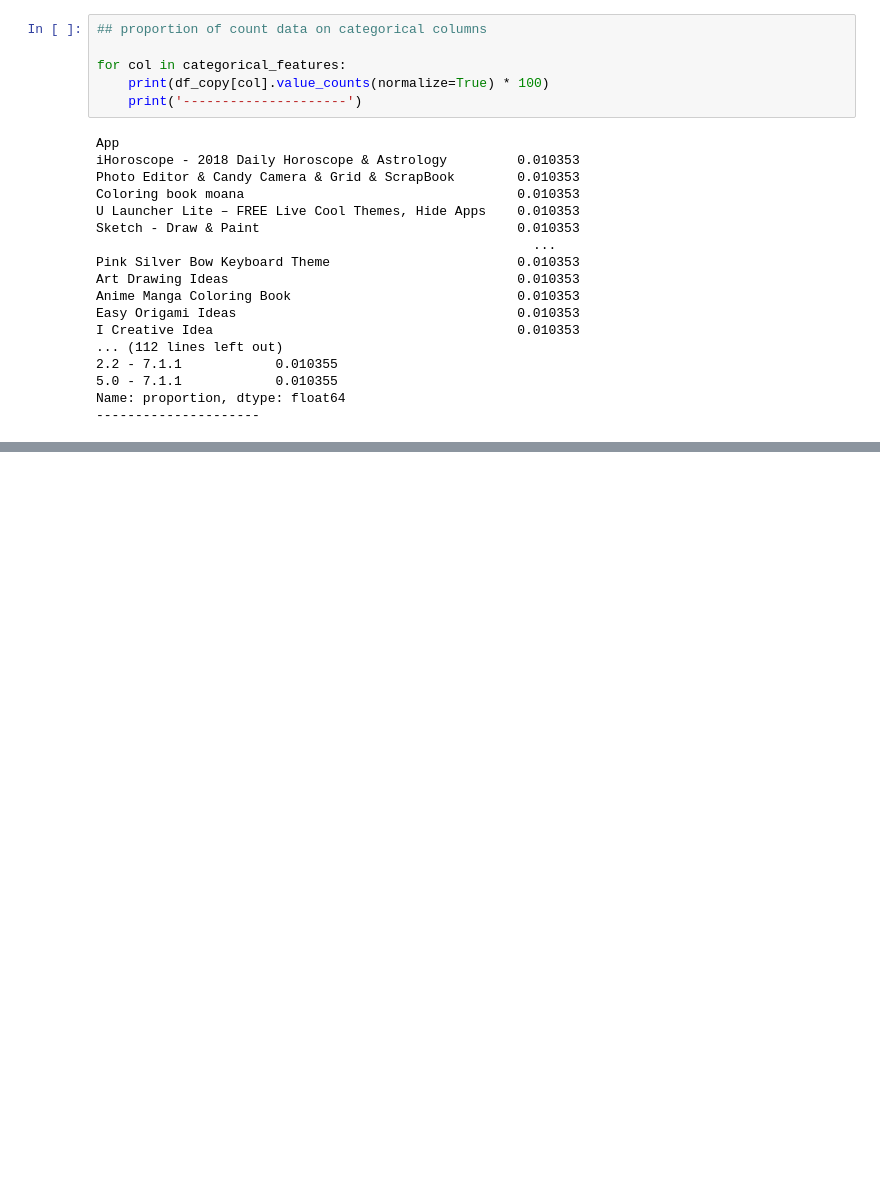
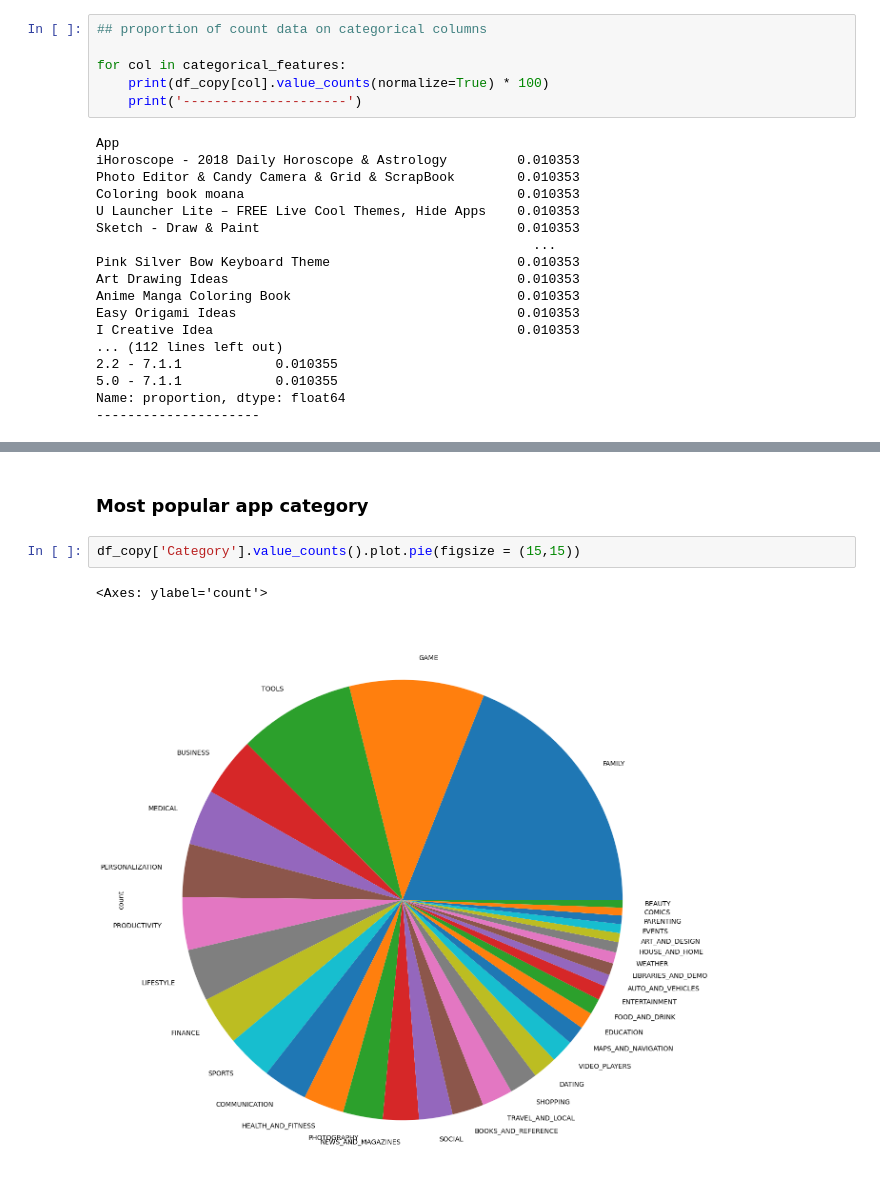
Before and after one commit to jawadchy2150/Data-Science-Course-Udemy-, a Jupyter notebook: 25-Exploratory Data Analysis and Feature Engineering/playstore-dataset-data-cleaning.ipynb, the cells around one changed output, grey strips where cells are left out. Drawn from its saved outputs; the diff is of its cells as text; blank space fills up the shorter version.

```diff
--- a/25-Exploratory Data Analysis and Feature Engineering/playstore-dataset-data-cleaning.ipynb
+++ b/25-Exploratory Data Analysis and Feature Engineering/playstore-dataset-data-cleaning.ipynb
@@ -328,0 +285,7 @@ array(['Photo Editor & Candy Camera & Grid & ScrapBook',
+# %% [markdown]
+### Most popular app category
+# %%
+df_copy['Category'].value_counts().plot.pie(figsize = (15,15))
+# %% [output]
+<Axes: ylabel='count'>
+[figure, added]
```
Also changed, not shown: parts of 8 cells of this notebook.
